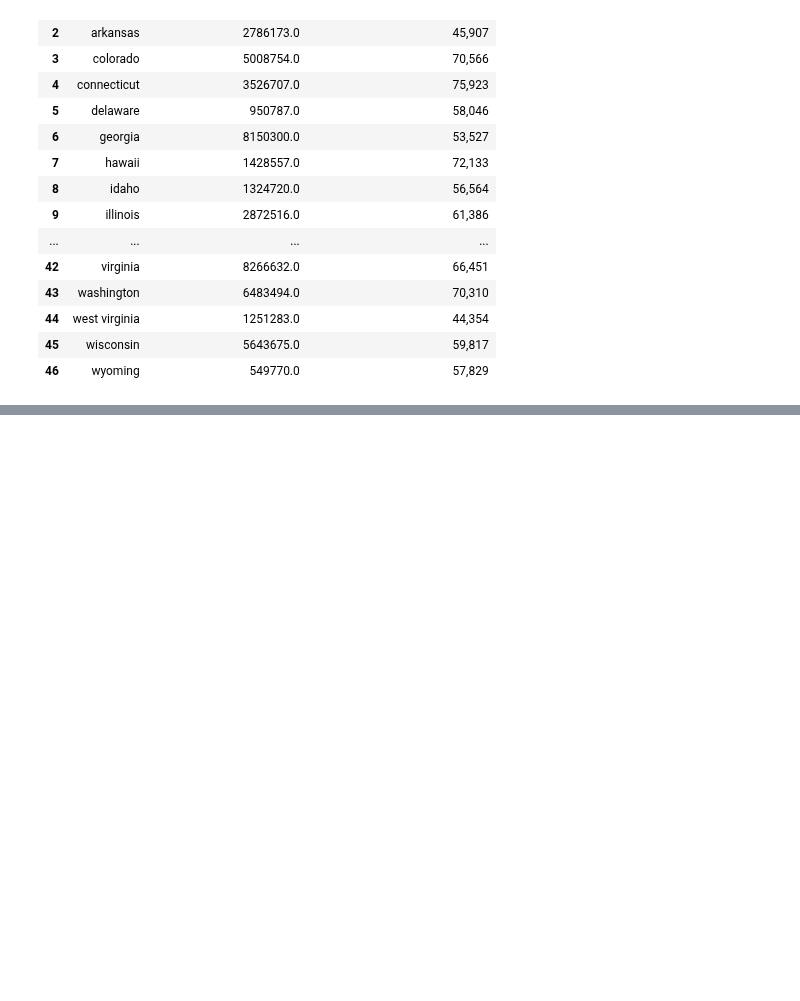
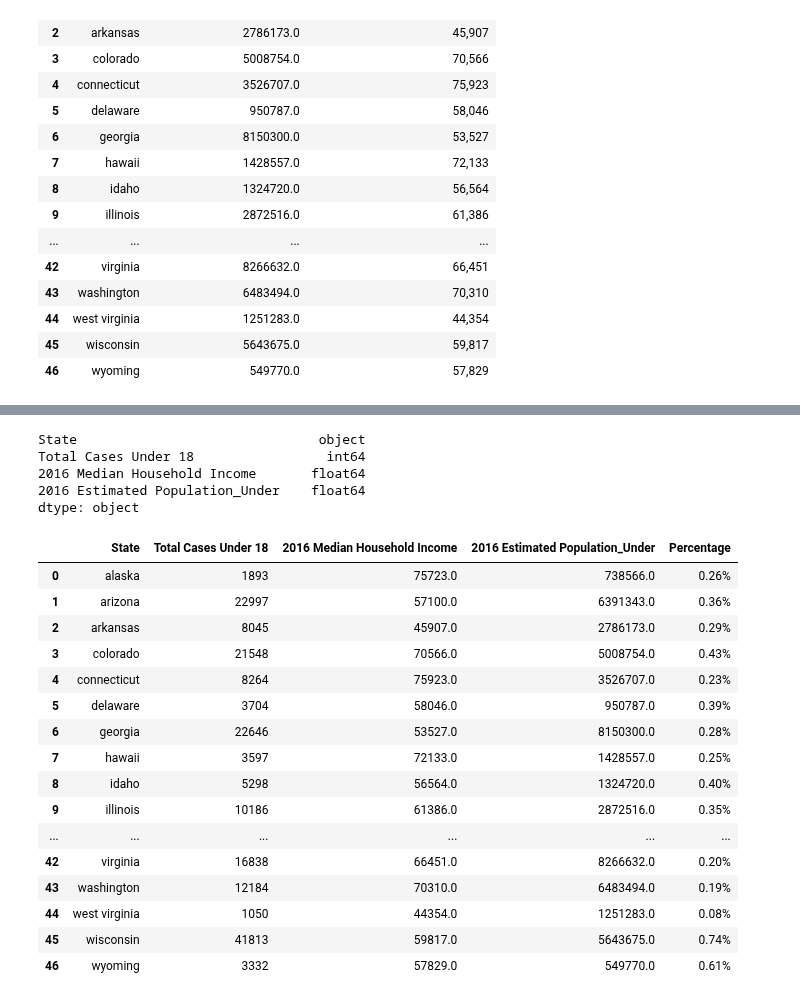
Before and after one commit to sjuarez382/UCI-Group_Project_1-Team9, a Jupyter notebook: State_Crime_Updated.ipynb, the cells around one changed output, grey strips where cells are left out. Saved outputs shown, nothing was run; the diff lists cells and outputs as text; code cells hidden in the pictures; blank space fills up the shorter version.

```diff
--- a/State_Crime_Updated.ipynb
+++ b/State_Crime_Updated.ipynb
@@ -390,0 +379,7 @@ plt.tight_layout()
+# %%
+new_state_crime_df['state_lower'] = new_state_crime_df['State'].str.lower()
+updated_income['state_lower'] = updated_income['State'].str.lower()
+# %%
+# Create DF for Under 18 vs Household Median Income
+age_by_income = pd.merge(new_state_crime_df, updated_income, on ='state_lower')
+age_by_income.head()
@@ -390,0 +394,9 @@ plt.tight_layout()
+# %%
+new_age_income = age_by_income.loc[:, ['state_lower', 'Total Cases_Under', '2016 Median Household Income', '2016 Estimated Population_Under']]
+new_age_income = new_age_income.rename(columns={
+    "state_lower": "State",
+    "Total Cases_Under": "Total Cases Under 18"
+})
+
+new_age_income["2016 Median Household Income"] = new_age_income["2016 Median Household Income"].str.replace(",","").astype(float)
+new_age_income.head()
@@ -391,3 +419,35 @@ plt.tight_layout()
+# %%
+new_age_income.dtypes
+# %% [output]
+State                               object
+Total Cases Under 18                 int64
+2016 Median Household Income       float64
+2016 Estimated Population_Under    float64
+dtype: object
+# %%
+# PERCENT OF UNDER 18 CASES BY TOTAL POPULATION
+new_age_income["Percentage"] = (new_age_income['Total Cases Under 18'] / new_age_income['2016 Estimated Population_Under'])
+
+new_age_income["Percentage"] = new_age_income["Percentage"].map("{:,.2%}".format)
+new_age_income
+# %% [output]
+|  | State | Total Cases Under 18 | 2016 Median Household Income | 2016 Estimated Population_Under | Percentage |
+| 0 | alaska | 1893 | 75723.0 | 738566.0 | 0.26% |
+| 1 | arizona | 22997 | 57100.0 | 6391343.0 | 0.36% |
+| 2 | arkansas | 8045 | 45907.0 | 2786173.0 | 0.29% |
+| 3 | colorado | 21548 | 70566.0 | 5008754.0 | 0.43% |
+| 4 | connecticut | 8264 | 75923.0 | 3526707.0 | 0.23% |
+| 5 | delaware | 3704 | 58046.0 | 950787.0 | 0.39% |
+| 6 | georgia | 22646 | 53527.0 | 8150300.0 | 0.28% |
+| 7 | hawaii | 3597 | 72133.0 | 1428557.0 | 0.25% |
+| 8 | idaho | 5298 | 56564.0 | 1324720.0 | 0.40% |
+| 9 | illinois | 10186 | 61386.0 | 2872516.0 | 0.35% |
+| ... | ... | ... | ... | ... | ... |
+| 42 | virginia | 16838 | 66451.0 | 8266632.0 | 0.20% |
+| 43 | washington | 12184 | 70310.0 | 6483494.0 | 0.19% |
+| 44 | west virginia | 1050 | 44354.0 | 1251283.0 | 0.08% |
+| 45 | wisconsin | 41813 | 59817.0 | 5643675.0 | 0.74% |
+| 46 | wyoming | 3332 | 57829.0 | 549770.0 | 0.61% |
 # %%
 clean_slimpop_df.plot(kind="scatter", x="State", y="2016 Estimated Population", grid=True, figsize=(10,10), title="Test")
 plt.show()
```
Also changed, not shown: parts of 10 cells of this notebook, 1 other file.
